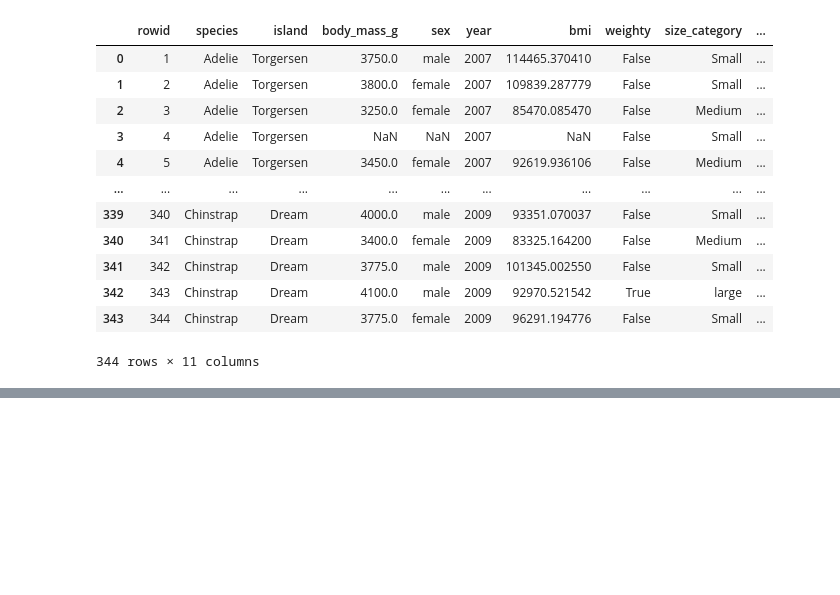
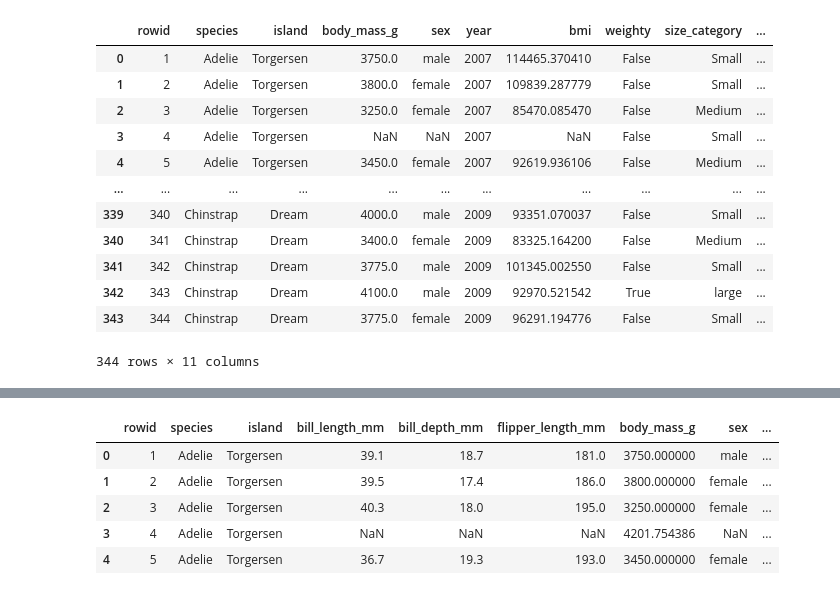
Before and after one commit to Praruj/Pandas_Practise_Portfolio, a Jupyter notebook: Notebooks/Pandas_05_Data_Transformations.ipynb, the cells around one changed output, grey strips where cells are left out. Saved outputs shown, nothing was run; the diff lists cells and outputs as text; code cells hidden in the pictures; blank space fills up the shorter version.

```diff
--- a/Notebooks/Pandas_05_Data_Transformations.ipynb
+++ b/Notebooks/Pandas_05_Data_Transformations.ipynb
@@ -450,0 +463,12 @@ penguins.drop(["bill_length_mm","bill_depth_mm","flipper_length_mm"],axis=1) #ju
+# %%
+# fillna for filling all Non -values
+mean_value=penguins["body_mass_g"].mean()
+penguins["body_mass_g"]=penguins["body_mass_g"].fillna(mean_value)
+penguins.head(n=5)
+# %% [output]
+|  | rowid | species | island | bill_length_mm | bill_depth_mm | flipper_length_mm | body_mass_g | sex | ... |
+| 0 | 1 | Adelie | Torgersen | 39.1 | 18.7 | 181.0 | 3750.000000 | male | ... |
+| 1 | 2 | Adelie | Torgersen | 39.5 | 17.4 | 186.0 | 3800.000000 | female | ... |
+| 2 | 3 | Adelie | Torgersen | 40.3 | 18.0 | 195.0 | 3250.000000 | female | ... |
+| 3 | 4 | Adelie | Torgersen | NaN | NaN | NaN | 4201.754386 | NaN | ... |
+| 4 | 5 | Adelie | Torgersen | 36.7 | 19.3 | 193.0 | 3450.000000 | female | ... |
```
Also changed, not shown: parts of 7 cells of this notebook.
